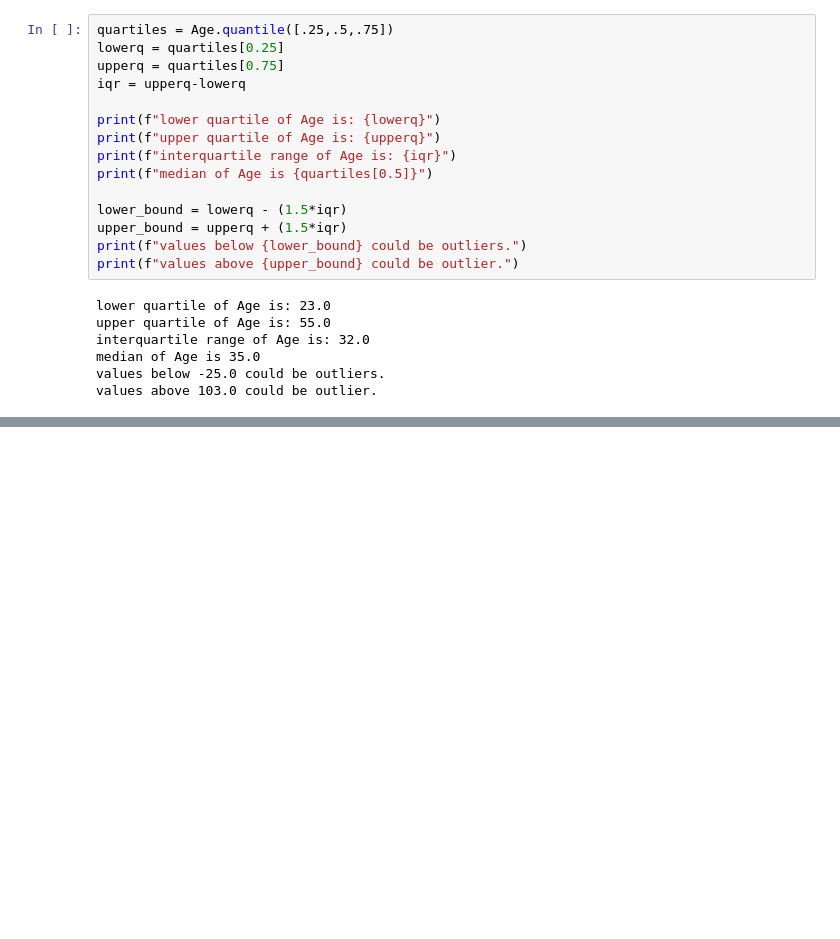
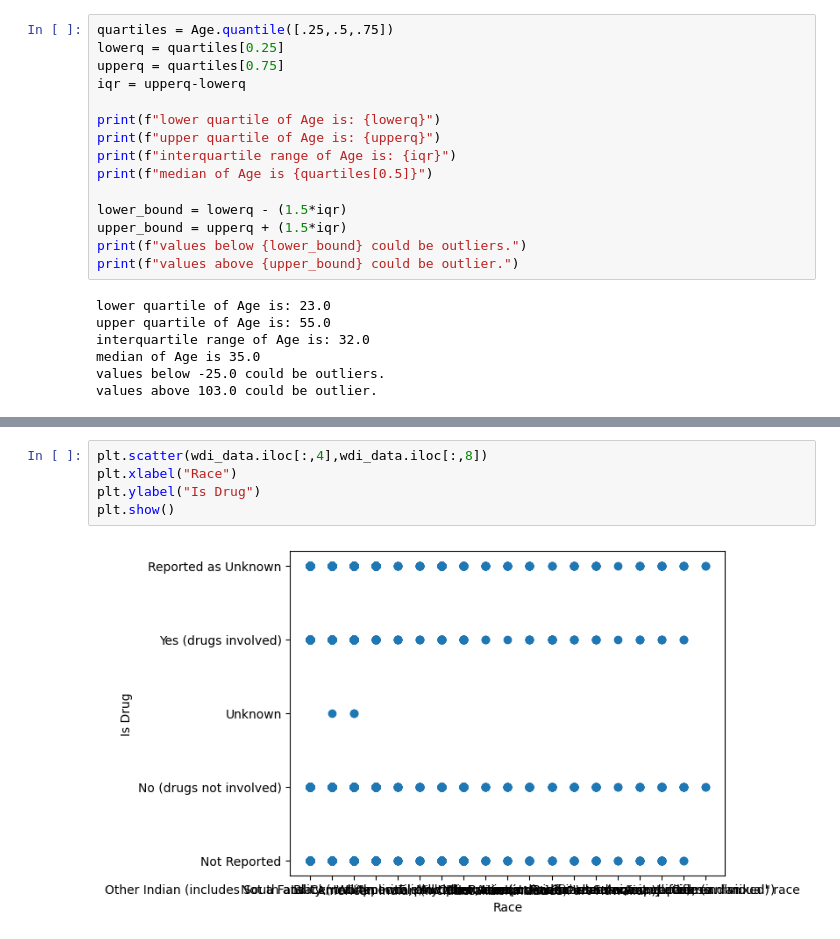
Before and after one commit to dcheung0720/Data-Wizards-1, a Jupyter notebook: People_Involved.ipynb, the cells around one changed output, grey strips where cells are left out. Saved outputs shown, nothing was run; the diff lists cells and outputs as text; blank space fills up the shorter version.

```diff
--- a/People_Involved.ipynb
+++ b/People_Involved.ipynb
@@ -142,0 +170,7 @@ values above 103.0 could be outlier.
+# %%
+plt.scatter(wdi_data.iloc[:,4],wdi_data.iloc[:,8])
+plt.xlabel("Race")
+plt.ylabel("Is Drug")
+plt.show()
+# %% [output]
+[figure, added]
```
Also changed, not shown: parts of 7 cells of this notebook.
